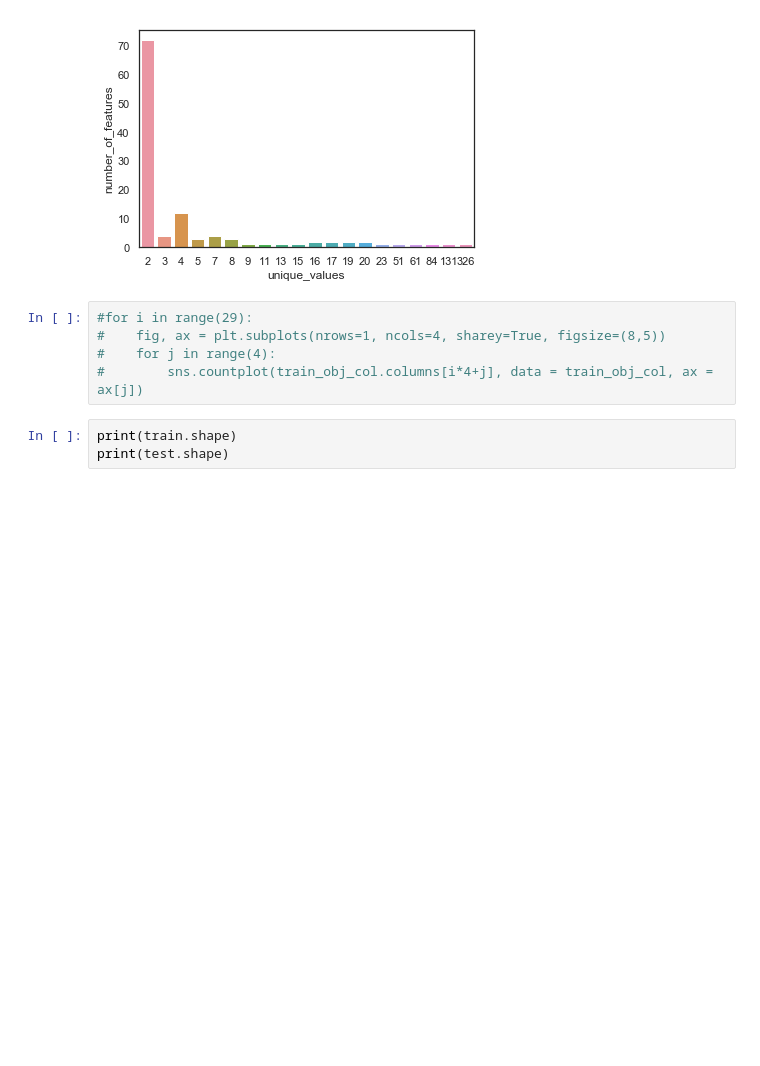
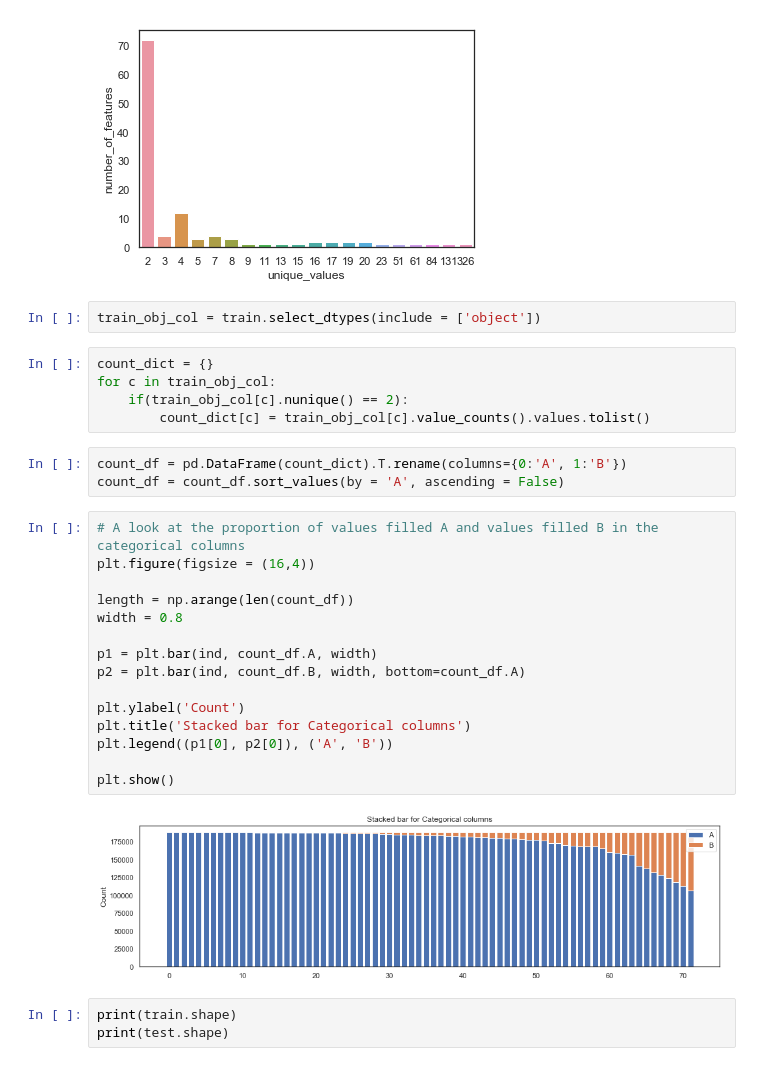
Before and after one commit to pradeep-krishnan/ML_insurance_claims, a Jupyter notebook: allstate_severity_claims.ipynb, the cells around one changed output. Saved outputs shown, nothing was run; the diff lists cells and outputs as text; blank space fills up the shorter version.

```diff
--- a/allstate_severity_claims.ipynb
+++ b/allstate_severity_claims.ipynb
@@ -193,11 +193,33 @@ sns.barplot(x = 'unique_values', y = 'number_of_features', data = cat_unique_df)
 plt.show()
 # %% [output]
 [figure]
-# %%
-#for i in range(29):
-#    fig, ax = plt.subplots(nrows=1, ncols=4, sharey=True, figsize=(8,5))
-#    for j in range(4):
-#        sns.countplot(train_obj_col.columns[i*4+j], data = train_obj_col, ax = ax[j])
+# %%
+train_obj_col = train.select_dtypes(include = ['object'])
+# %%
+count_dict = {}
+for c in train_obj_col:
+    if(train_obj_col[c].nunique() == 2):
+        count_dict[c] = train_obj_col[c].value_counts().values.tolist()
+# %%
+count_df = pd.DataFrame(count_dict).T.rename(columns={0:'A', 1:'B'})
+count_df = count_df.sort_values(by = 'A', ascending = False)
+# %%
+# A look at the proportion of values filled A and values filled B in the categorical columns
+plt.figure(figsize = (16,4))
+
+length = np.arange(len(count_df))
+width = 0.8
+
+p1 = plt.bar(ind, count_df.A, width)
+p2 = plt.bar(ind, count_df.B, width, bottom=count_df.A)
+
+plt.ylabel('Count')
+plt.title('Stacked bar for Categorical columns')
+plt.legend((p1[0], p2[0]), ('A', 'B'))
+
+plt.show()
+# %% [output]
+[figure, added]
 # %%
 print(train.shape)
 print(test.shape)
```
